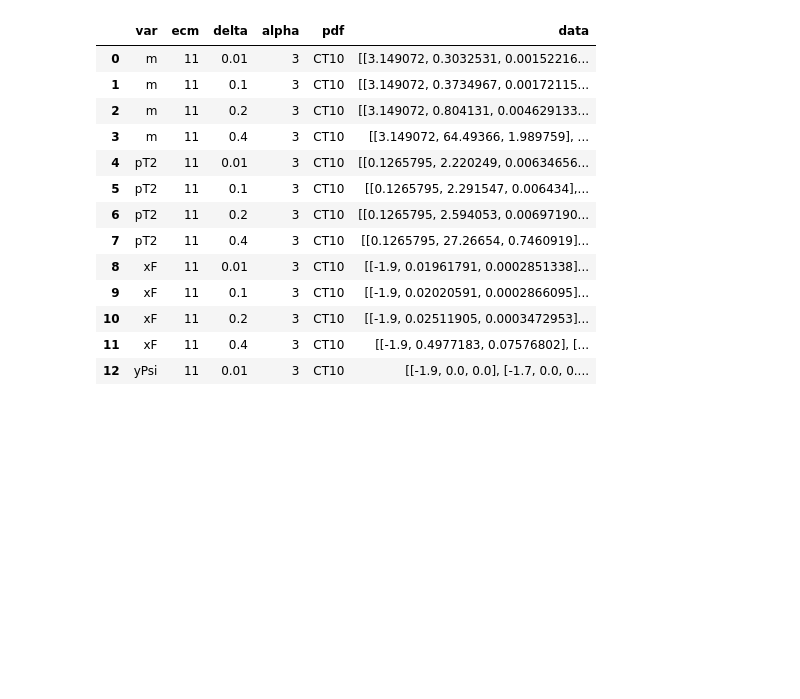
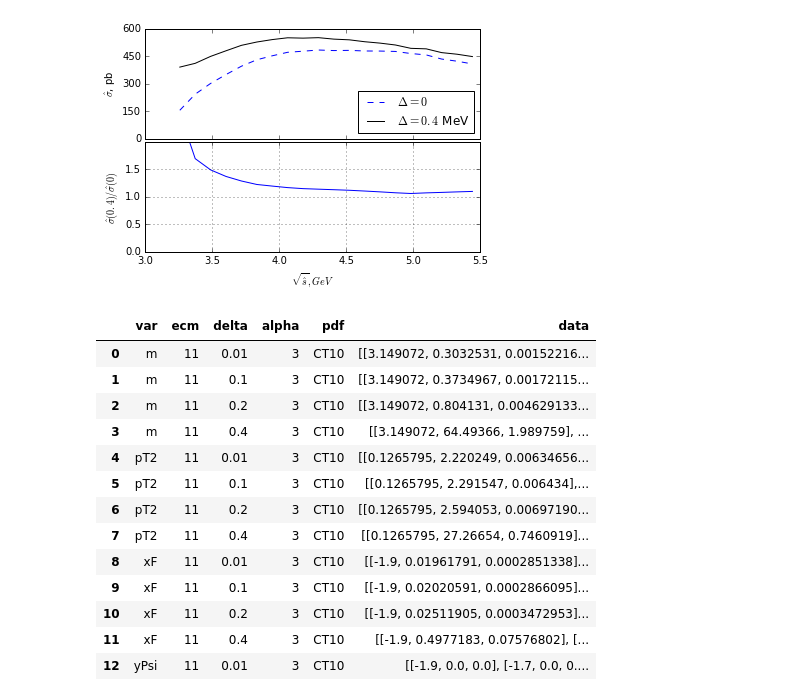
Before and after one commit to alexey-luchinsky/directpsi, a Jupyter notebook: figures/figures.ipynb, the cells around one changed output. Saved outputs shown, nothing was run; the diff lists cells and outputs as text; code cells hidden in the pictures; blank space fills up the shorter version.

```diff
--- a/figures/figures.ipynb
+++ b/figures/figures.ipynb
@@ -8,3 +27,25 @@ import matplotlib.pyplot as plt
+# %%
+hEn_001=np.loadtxt("../build/partonic/hEn_001.hst")
+hEn_04=np.loadtxt("../build/partonic/hEn_04.hst")
+#
+f,(ax1,ax2) = plt.subplots(2,sharex=True, sharey=False)
+ax1.plot(hEn_001[:,0],hEn_001[:,1],'--',label=r'$\Delta=0$')
+ax1.plot(hEn_04[:,0],hEn_04[:,1],'k-',label=r'$\Delta=0.4$ MeV')
+ax1.legend(loc='best')
+ax1.set_yticks(list(np.linspace(0,600,5)))
+ax1.set_ylabel(r'$\hat\sigma$, pb')
+#
+ax2.plot(hEn_001[:,0],hEn_04[:,1]/hEn_001[:,1])
+ax2.set_ylim([0,2])
+ax2.set_yticks([0,0.5,1,1.5])
+ax2.set_xlabel(r'$\sqrt{\hat{s}}, GeV$')
+ax2.set_ylabel(r'$\hat\sigma(0.4)/\hat\sigma(0)$')
+ax2.grid()
+#
+f.subplots_adjust(hspace=0.03)
+plt.savefig(fig_path+'partonic_en.pdf')
+# %% [output]
+[figure, added]
 # %%
 def parse_fileName(fileName):
     name=fileName.split("/")[-1]
```
Also changed, not shown: parts of 2 cells of this notebook, 1 other file.
